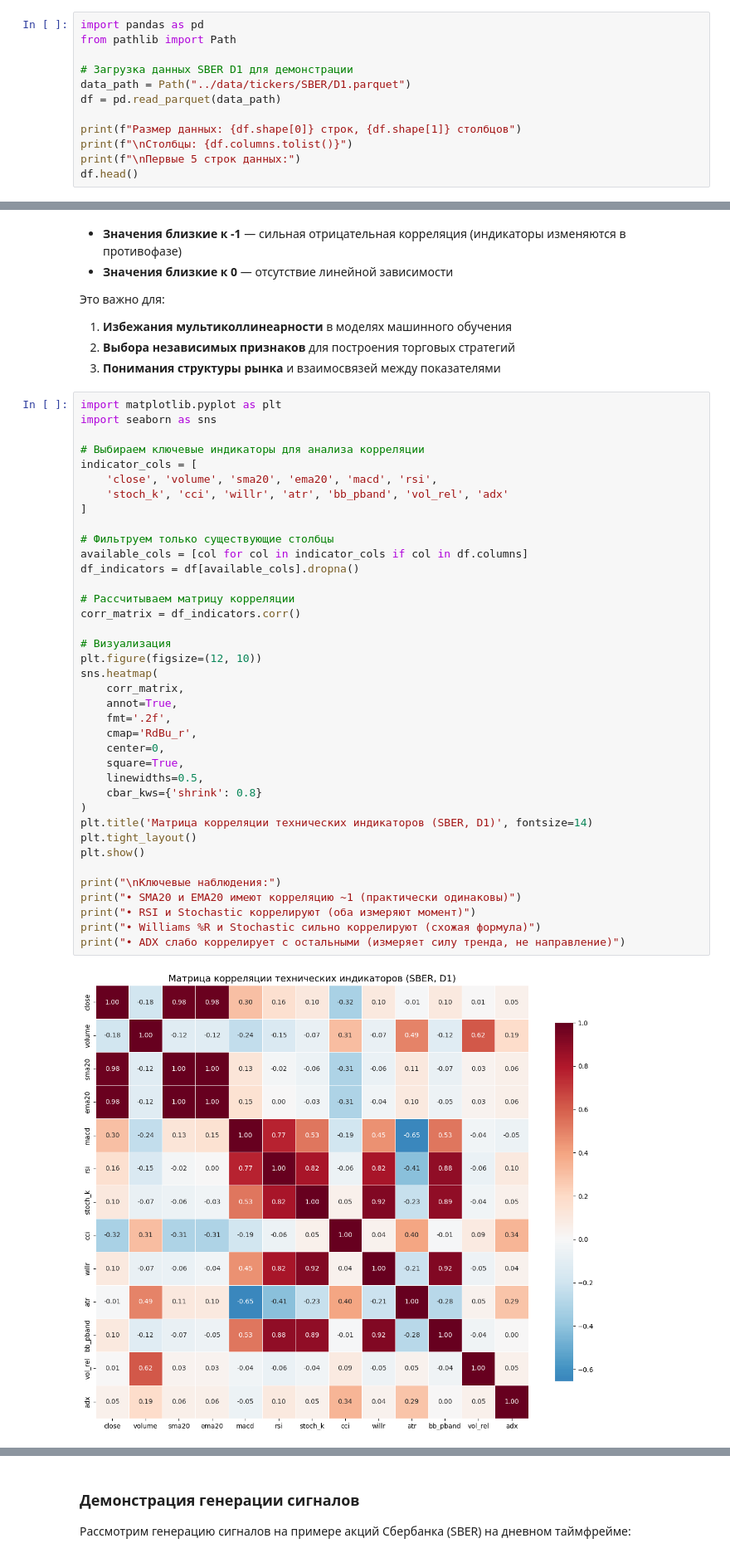
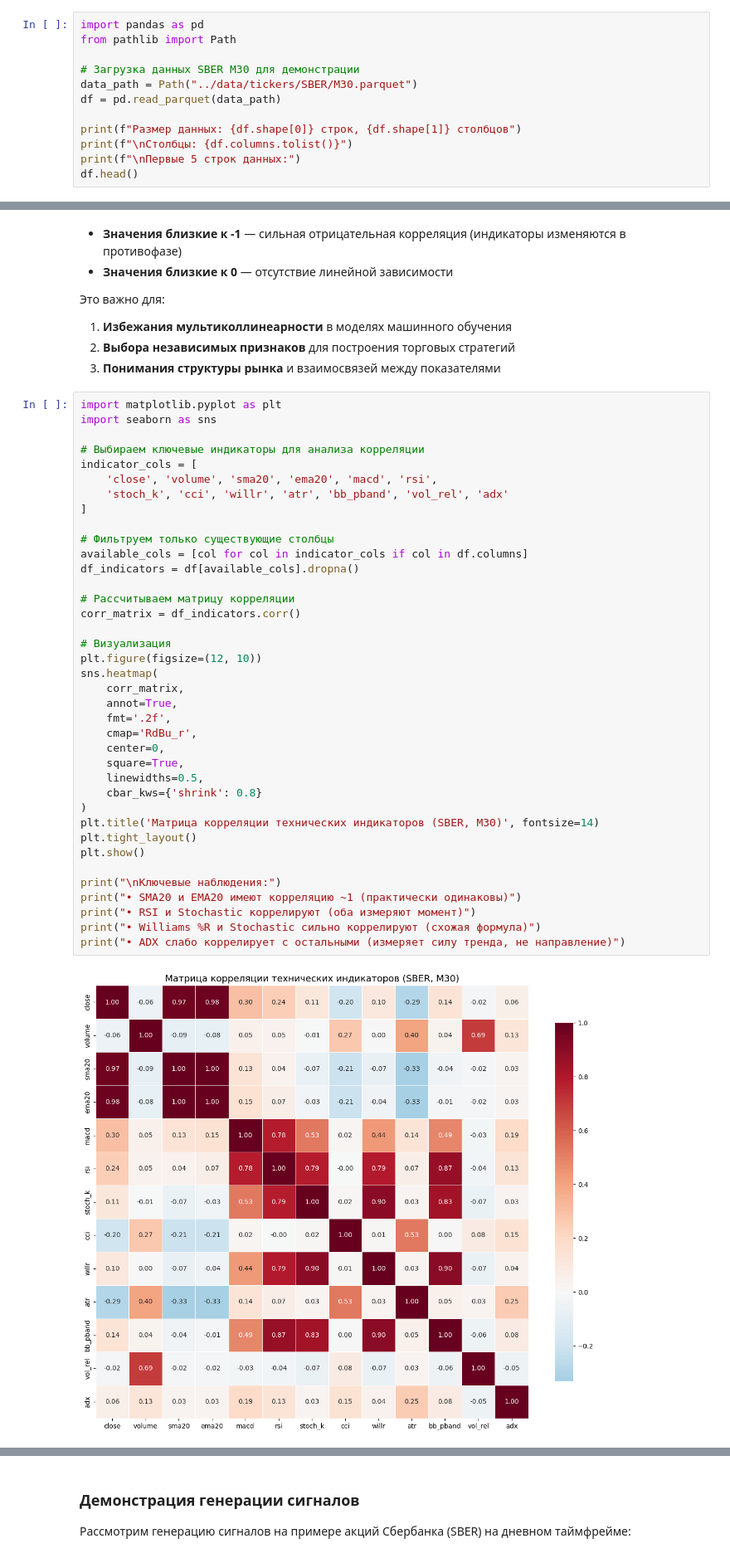
Before and after one commit to netgomail/dss_backend, a Jupyter notebook: jupyter/project.ipynb, the cells around one changed output, grey strips where cells are left out. Shown at 83% size. Cells and saved outputs as stored; diff of their text form.

```diff
--- a/jupyter/project.ipynb
+++ b/jupyter/project.ipynb
@@ -367,8 +382,8 @@ AFKS, AFLT, ALRS, ASTR, BSPB, CBOM, CHMF, ENPG, FEES, FLOT, GAZP, GMKN, HEAD, HY
 import pandas as pd
 from pathlib import Path
 
-# Загрузка данных SBER D1 для демонстрации
-data_path = Path("../data/tickers/SBER/D1.parquet")
+# Загрузка данных SBER M30 для демонстрации
+data_path = Path("../data/tickers/SBER/M30.parquet")
 df = pd.read_parquet(data_path)
 
 print(f"Размер данных: {df.shape[0]} строк, {df.shape[1]} столбцов")
@@ -434,35 +449,35 @@ indicator_cols = [
 ]
 
 # Фильтруем только существующие столбцы
 available_cols = [col for col in indicator_cols if col in df.columns]
 df_indicators = df[available_cols].dropna()
 
 # Рассчитываем матрицу корреляции
 corr_matrix = df_indicators.corr()
 
 # Визуализация
 plt.figure(figsize=(12, 10))
 sns.heatmap(
     corr_matrix,
     annot=True,
     fmt='.2f',
     cmap='RdBu_r',
     center=0,
     square=True,
     linewidths=0.5,
     cbar_kws={'shrink': 0.8}
 )
-plt.title('Матрица корреляции технических индикаторов (SBER, D1)', fontsize=14)
+plt.title('Матрица корреляции технических индикаторов (SBER, M30)', fontsize=14)
 plt.tight_layout()
 plt.show()
 
 print("\nКлючевые наблюдения:")
 print("• SMA20 и EMA20 имеют корреляцию ~1 (практически одинаковы)")
 print("• RSI и Stochastic коррелируют (оба измеряют момент)")
 print("• Williams %R и Stochastic сильно коррелируют (схожая формула)")
 print("• ADX слабо коррелирует с остальными (измеряет силу тренда, не направление)")
 # %% [output]
-[figure, old version]
+[figure, new version]
 Ключевые наблюдения:
 • SMA20 и EMA20 имеют корреляцию ~1 (практически одинаковы)
 • RSI и Stochastic коррелируют (оба измеряют момент)
```
Also changed, not shown: parts of 6 cells of this notebook, 2 other files.
